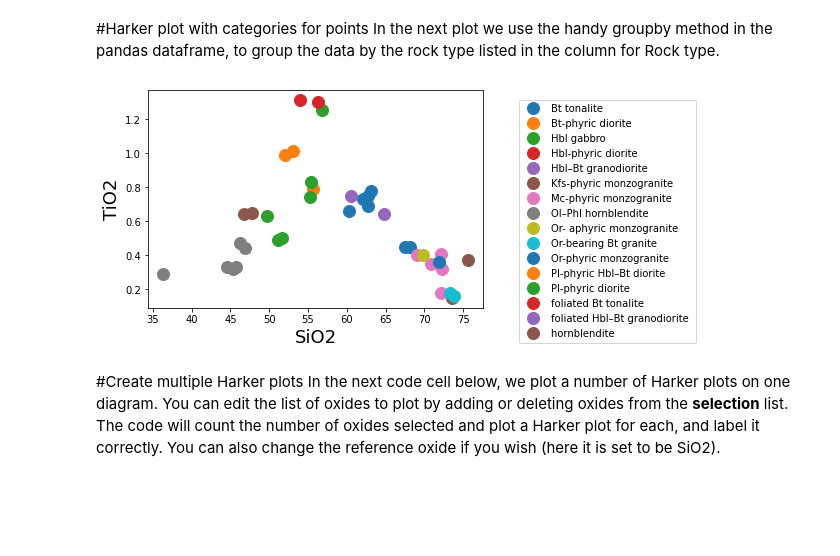
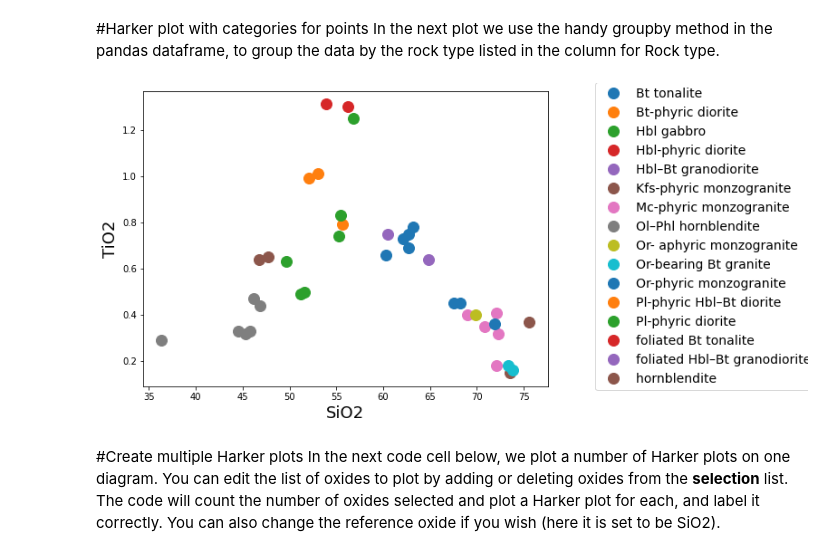
Before and after one commit to skerryvore/regression_analysis_101, a Jupyter notebook: notebooks/pyrenees_harker_plots.ipynb, the cells around one changed output. Saved outputs shown, nothing was run; the diff lists cells and outputs as text; code cells hidden in the pictures; blank space fills up the shorter version.

```diff
--- a/notebooks/pyrenees_harker_plots.ipynb
+++ b/notebooks/pyrenees_harker_plots.ipynb
@@ -148,20 +178,20 @@ In the next plot we use the handy groupby method in the pandas dataframe, to gro
 # %%
 groups = majors.groupby('Rock type')
 
 # Plot harker plot in groups by rock type
-fig, ax = plt.subplots()
+fig, ax = plt.subplots(1,1,figsize=(8,6))
 
 for name, group in groups:
     ax.plot(group.SiO2, group.TiO2, marker='o', linestyle='', ms=12, label=name)
 
 ax.set_ylabel('TiO2',fontsize=18)
 ax.set_xlabel('SiO2',fontsize=18)
 
-fig.legend(bbox_to_anchor=(1.4, 0.9))
+fig.legend(fontsize=14, bbox_to_anchor=(1.4, 0.9))
 
 plt.show()
 # %% [output]
-[figure, old version]
+[figure, new version]
 # %% [markdown]
 #Create multiple Harker plots
 In the next code cell below, we plot a number of Harker plots on one diagram. You can edit the list of oxides to plot by adding or deleting oxides from the **selection** list. The code will count the number of oxides selected and plot a Harker plot for each, and label it correctly. You can also change the reference oxide if you wish (here it is set to be SiO2).
```
Also changed, not shown: parts of 3 cells of this notebook.
